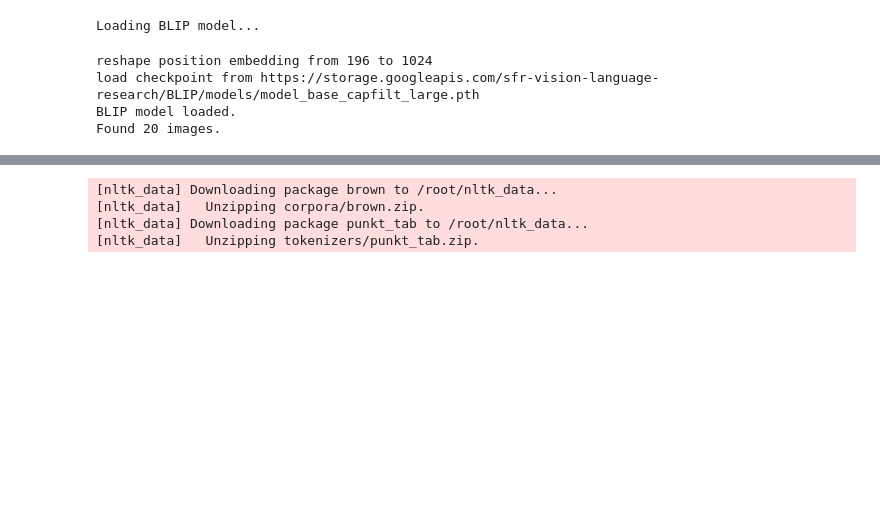
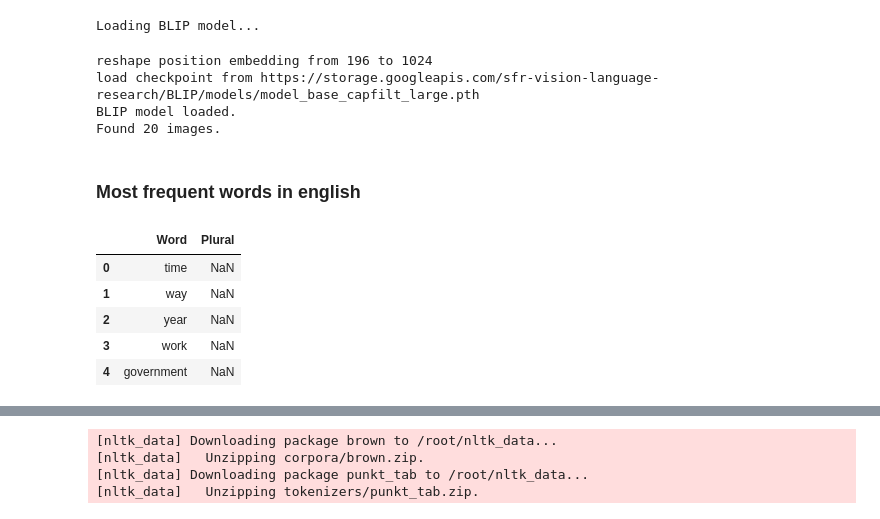
Before and after one commit to MarkBridge11/ZeroFake-Mod, a Jupyter notebook: ddim_inversion.ipynb, the cells around one changed output, grey strips where cells are left out. Saved outputs shown, nothing was run; the diff lists cells and outputs as text; code cells hidden in the pictures; blank space fills up the shorter version.

```diff
--- a/ddim_inversion.ipynb
+++ b/ddim_inversion.ipynb
@@ -384,3 +384,18 @@ reshape position embedding from 196 to 1024
 load checkpoint from https://storage.googleapis.com/sfr-vision-language-research/BLIP/models/model_base_capfilt_large.pth
 BLIP model loaded.
 Found 20 images.
+# %% [markdown]
+### Most frequent words in english
+# %%
+word_path = Path("/content/ZeroFake-Mod/words/most-common-nouns-english.csv")
+# %%
+import pandas as pd
+df = pd.read_csv(word_path)
+df.head()
+# %% [output]
+|  | Word | Plural |
+| 0 | time | NaN |
+| 1 | way | NaN |
+| 2 | year | NaN |
+| 3 | work | NaN |
+| 4 | government | NaN |
```
Also changed, not shown: parts of 12 cells of this notebook.
